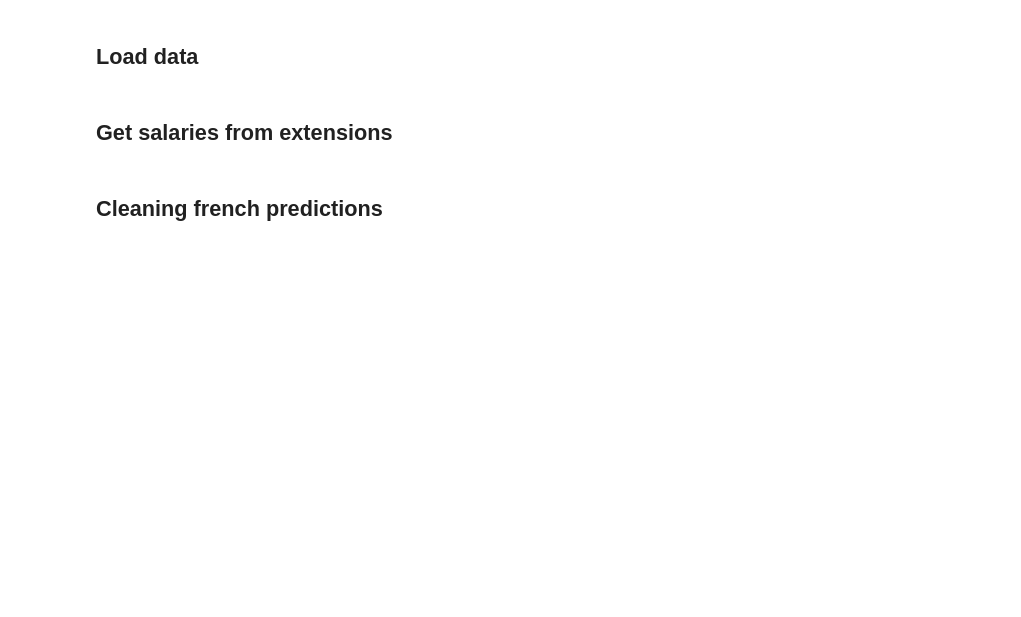
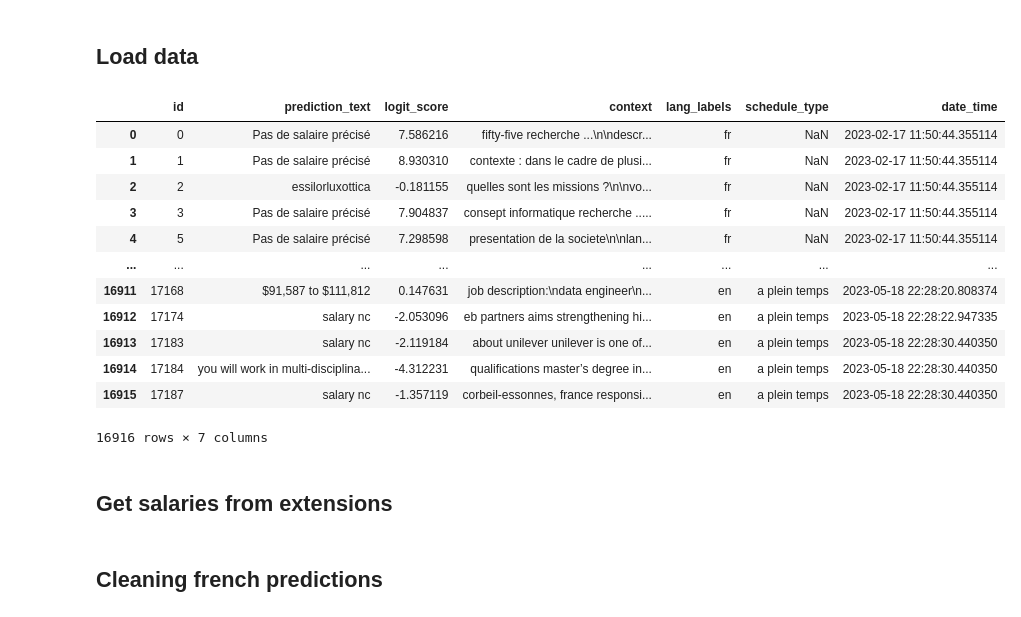
Before and after one commit to Axelrda/gg_job_search, a Jupyter notebook: notebooks/salary_cleaning.ipynb, the cells around one changed output. Drawn from its saved outputs; the diff is of its cells as text; code cells hidden in the pictures; blank space fills up the shorter version.

```diff
--- a/notebooks/salary_cleaning.ipynb
+++ b/notebooks/salary_cleaning.ipynb
@@ -27,3 +61,19 @@ all_df = all_data.copy()
+# %%
+predicted_salaries
+# %% [output]
+|  | id | prediction_text | logit_score | context | lang_labels | schedule_type | date_time |
+| 0 | 0 | Pas de salaire précisé | 7.586216 | fifty-five recherche ...\n\ndescr... | fr | NaN | 2023-02-17 11:50:44.355114 |
+| 1 | 1 | Pas de salaire précisé | 8.930310 | contexte : dans le cadre de plusi... | fr | NaN | 2023-02-17 11:50:44.355114 |
+| 2 | 2 | essilorluxottica | -0.181155 | quelles sont les missions ?\n\nvo... | fr | NaN | 2023-02-17 11:50:44.355114 |
+| 3 | 3 | Pas de salaire précisé | 7.904837 | consept informatique recherche ..... | fr | NaN | 2023-02-17 11:50:44.355114 |
+| 4 | 5 | Pas de salaire précisé | 7.298598 | presentation de la societe\n\nlan... | fr | NaN | 2023-02-17 11:50:44.355114 |
+| ... | ... | ... | ... | ... | ... | ... | ... |
+| 16911 | 17168 | $91,587 to $111,812 | 0.147631 | job description:\ndata engineer\n... | en | a plein temps | 2023-05-18 22:28:20.808374 |
+| 16912 | 17174 | salary nc | -2.053096 | eb partners aims strengthening hi... | en | a plein temps | 2023-05-18 22:28:22.947335 |
+| 16913 | 17183 | salary nc | -2.119184 | about unilever unilever is one of... | en | a plein temps | 2023-05-18 22:28:30.440350 |
+| 16914 | 17184 | you will work in multi-disciplina... | -4.312231 | qualifications master’s degree in... | en | a plein temps | 2023-05-18 22:28:30.440350 |
+| 16915 | 17187 | salary nc | -1.357119 | corbeil-essonnes, france responsi... | en | a plein temps | 2023-05-18 22:28:30.440350 |
+16916 rows × 7 columns
 # %%
 # preprocessing
 all_df = pp.basic_prepro(all_df)
```
Also changed, not shown: parts of 17 cells of this notebook, 4 other files.
